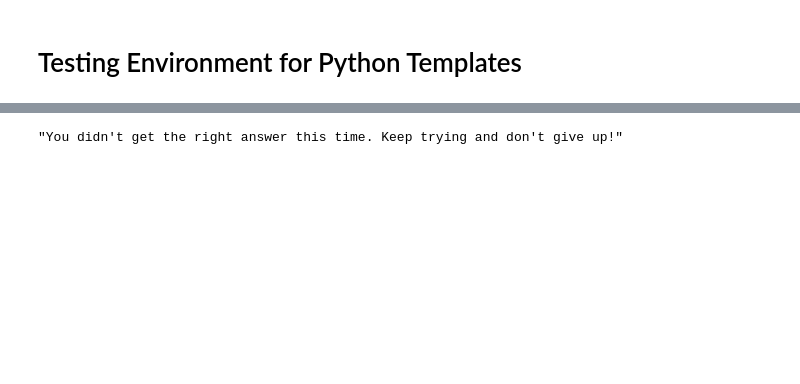
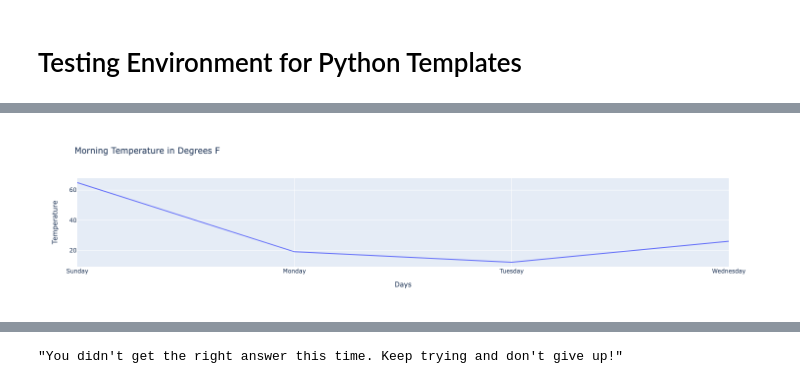
Before and after one commit to bryanchrist/solmathdashboard, a Jupyter notebook: app/Templates/testing_templates.ipynb, the cells around one changed output, grey strips where cells are left out. Saved outputs shown, nothing was run; the diff lists cells and outputs as text; code cells hidden in the pictures; blank space fills up the shorter version.

```diff
--- a/app/Templates/testing_templates.ipynb
+++ b/app/Templates/testing_templates.ipynb
@@ -18,0 +15,3 @@ x.print_question()
+# %%
+x.print_graph()
+# %% [output]
@@ -19,3 +19,4 @@ x.print_question()
+[figure, added]
 # %%
 x.print_choices()
 # %% [output]
```
Also changed, not shown: parts of 57 cells of this notebook, 9 other files.
